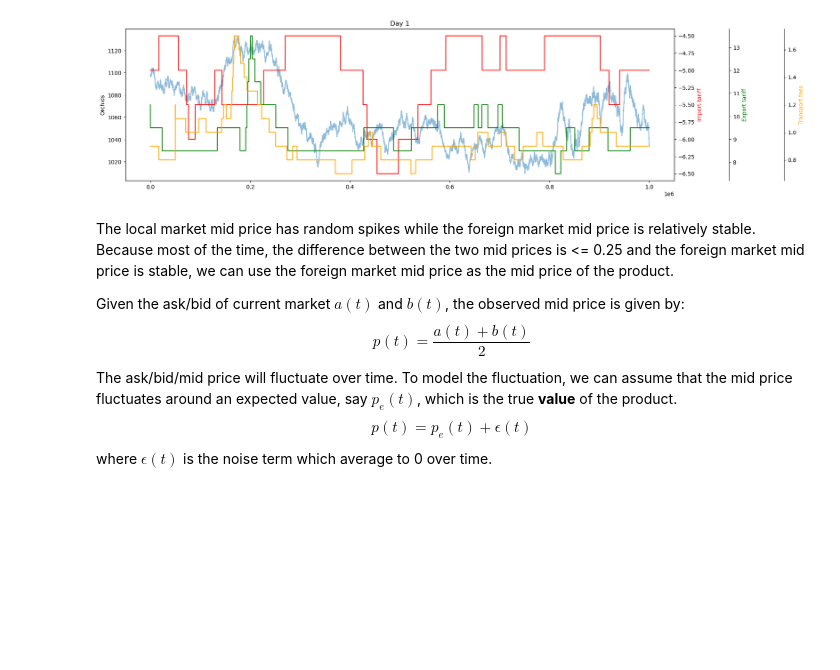
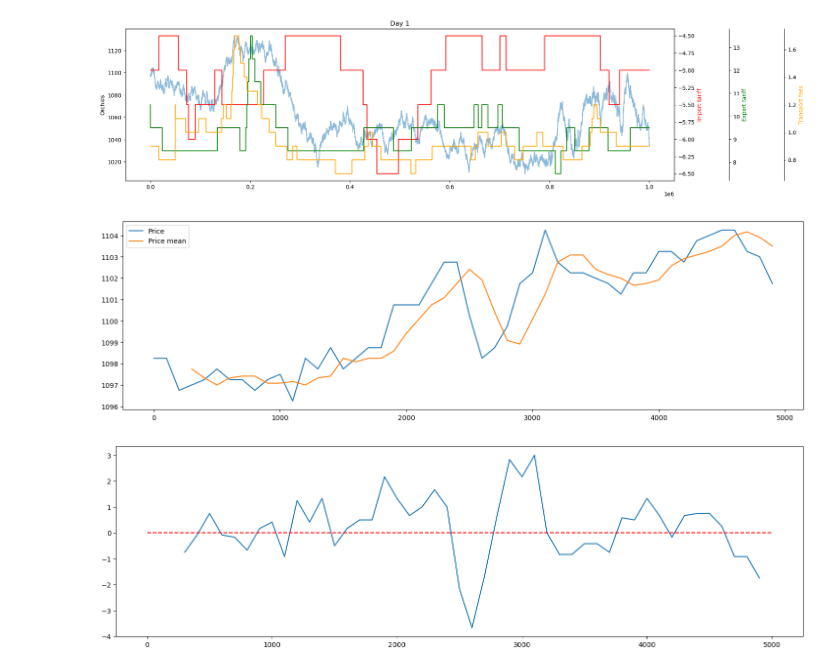
Before and after one commit to Meilism/IMC-Prosperity-Trading-Challenge, a Jupyter notebook: JM/analysis/data_analysis_2.ipynb, the cells around one changed output. Saved outputs shown, nothing was run; the diff lists cells and outputs as text; code cells hidden in the pictures; blank space fills up the shorter version.

```diff
--- a/JM/analysis/data_analysis_2.ipynb
+++ b/JM/analysis/data_analysis_2.ipynb
@@ -109,11 +109,24 @@ for d in days:
 [figure]
 [figure]
 [figure]
-# %% [markdown]
-The local market mid price has random spikes while the foreign market mid price is relatively stable. Because most of the time, the difference between the two mid prices is <= 0.25 and the foreign market mid price is stable, we can use the foreign market mid price as the mid price of the product.
-
-Given the ask/bid of current market $a(t)$ and $b(t)$, the observed mid price is given by:
-$$ p(t) = \frac{a(t) + b(t)}{2} $$
-The ask/bid/mid price will fluctuate over time. To model the fluctuation, we can assume that the mid price fluctuates around an expected value, say $p_e(t)$, which is the true **value** of the product.
-$$ p(t) = p_e(t) + \epsilon(t) $$
-where $\epsilon(t)$ is the noise term which average to 0 over time.
+# %%
+num_data = 3
+d = 1
+
+price = activity.loc[d].ORCHIDS
+price_mean = price.rolling(num_data).mean().shift(1)
+
+plt.figure(figsize=(18, 5))
+plt.plot(price[:50], label='Price')
+plt.plot(price_mean[:50], label='Price mean')
+plt.legend()
+plt.show()
+# %% [output]
+[figure, added]
+# %%
+plt.figure(figsize=(18, 5))
+plt.plot((price - price_mean)[:50])
+plt.hlines(0, 0, price.index[50], color='red', linestyle='dashed')
+plt.show()
+# %% [output]
+[figure, added]
```
Also changed, not shown: parts of 7 cells of this notebook, 2 other files.
